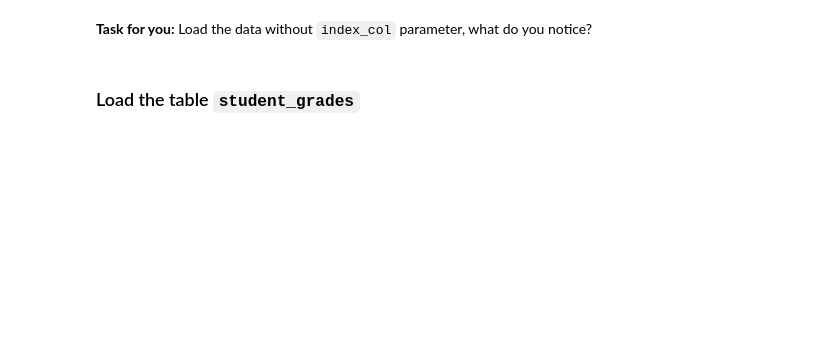
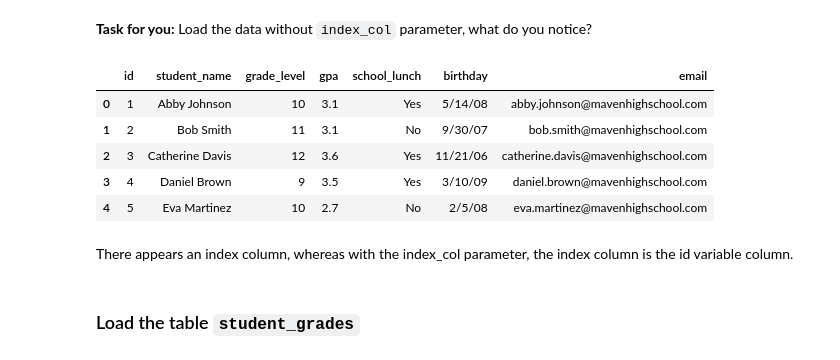
Before and after one commit to tw106hzhf/week8-tue-tasks, a Jupyter notebook: sql vs pandas/SQL tutorial.ipynb, the cells around one changed output. Saved outputs shown, nothing was run; the diff lists cells and outputs as text; code cells hidden in the pictures; blank space fills up the shorter version.

```diff
--- a/sql vs pandas/SQL tutorial.ipynb
+++ b/sql vs pandas/SQL tutorial.ipynb
@@ -37,5 +45,17 @@ students_df.head()
 # %% [markdown]
 **Task for you:** Load the data without `index_col` parameter, what do you notice?
+# %%
+students_df = pd.read_csv('students.csv')
+students_df.head()
+# %% [output]
+|  | id | student_name | grade_level | gpa | school_lunch | birthday | email |
+| 0 | 1 | Abby Johnson | 10 | 3.1 | Yes | 5/14/08 | abby.johnson@mavenhighschool.com |
+| 1 | 2 | Bob Smith | 11 | 3.1 | No | 9/30/07 | bob.smith@mavenhighschool.com |
+| 2 | 3 | Catherine Davis | 12 | 3.6 | Yes | 11/21/06 | catherine.davis@mavenhighschool.com |
+| 3 | 4 | Daniel Brown | 9 | 3.5 | Yes | 3/10/09 | daniel.brown@mavenhighschool.com |
+| 4 | 5 | Eva Martinez | 10 | 2.7 | No | 2/5/08 | eva.martinez@mavenhighschool.com |
+# %% [markdown]
+There appears an index column, whereas with the index_col parameter, the index column is the id variable column.
 # %% [markdown]
 ### Load the table `student_grades`
 # %%
```
Also changed, not shown: parts of 37 cells of this notebook, 6 other files.
